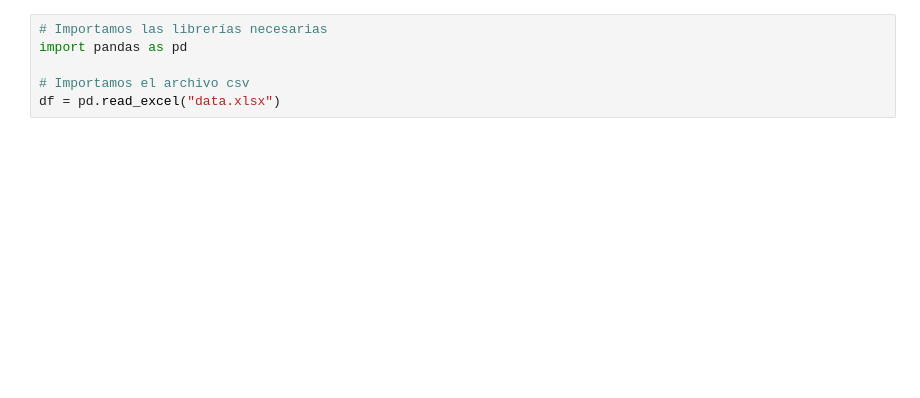
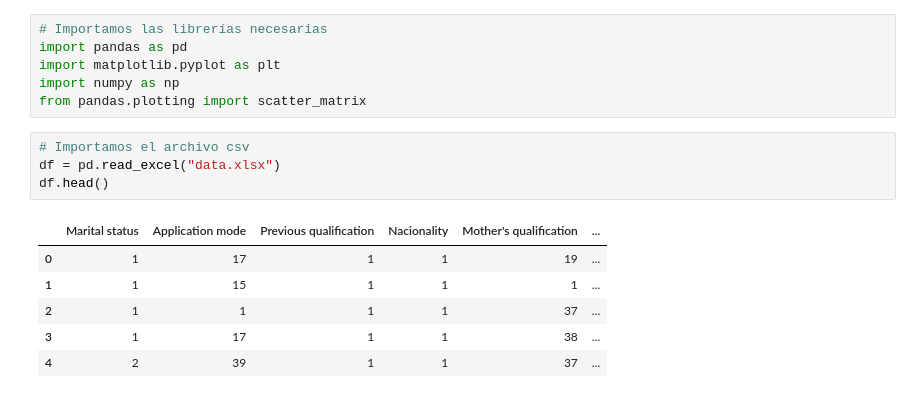
Before and after one commit to mgabyurango/Proyecto1-ACTD, a Jupyter notebook: Estadísticas Descriptivas.ipynb, the cells around one changed output. Drawn from its saved outputs; the diff is of its cells as text; blank space fills up the shorter version.

```diff
--- a/Estadísticas Descriptivas.ipynb
+++ b/Estadísticas Descriptivas.ipynb
@@ -1,6 +1,17 @@
+# %%
+# Importamos las librerías necesarias
+import pandas as pd
+import matplotlib.pyplot as plt
+import numpy as np
+from pandas.plotting import scatter_matrix
 # %%
-# Importamos las librerías necesarias
-import pandas as pd
-
 # Importamos el archivo csv
 df = pd.read_excel("data.xlsx")
+df.head()
+# %% [output]
+|  | Marital status | Application mode | Previous qualification | Nacionality | Mother's qualification | ... |
+| 0 | 1 | 17 | 1 | 1 | 19 | ... |
+| 1 | 1 | 15 | 1 | 1 | 1 | ... |
+| 2 | 1 | 1 | 1 | 1 | 37 | ... |
+| 3 | 1 | 17 | 1 | 1 | 38 | ... |
+| 4 | 2 | 39 | 1 | 1 | 37 | ... |
```
Also changed, not shown: parts of 9 cells of this notebook, 1 other file.
